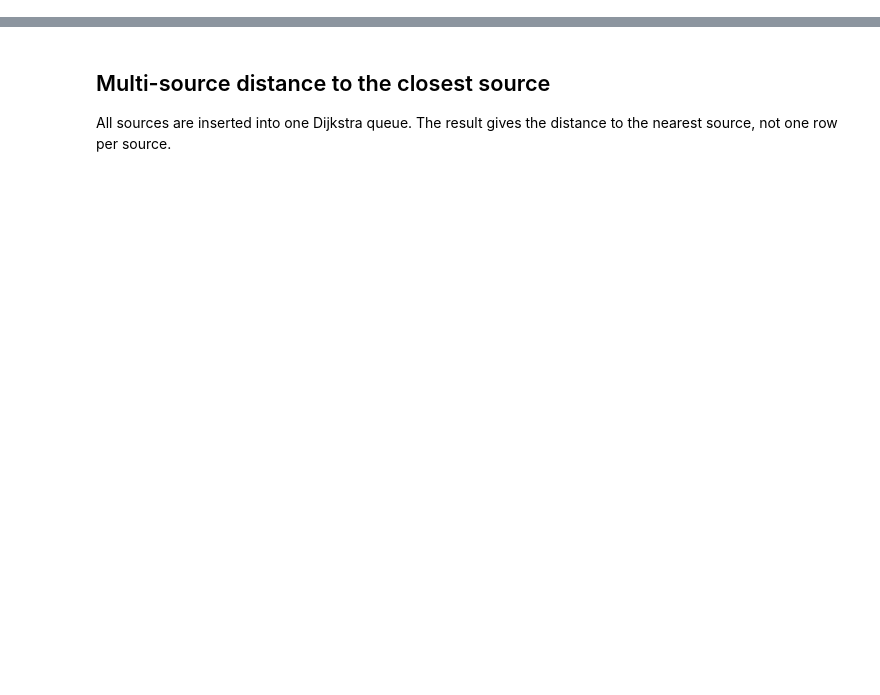
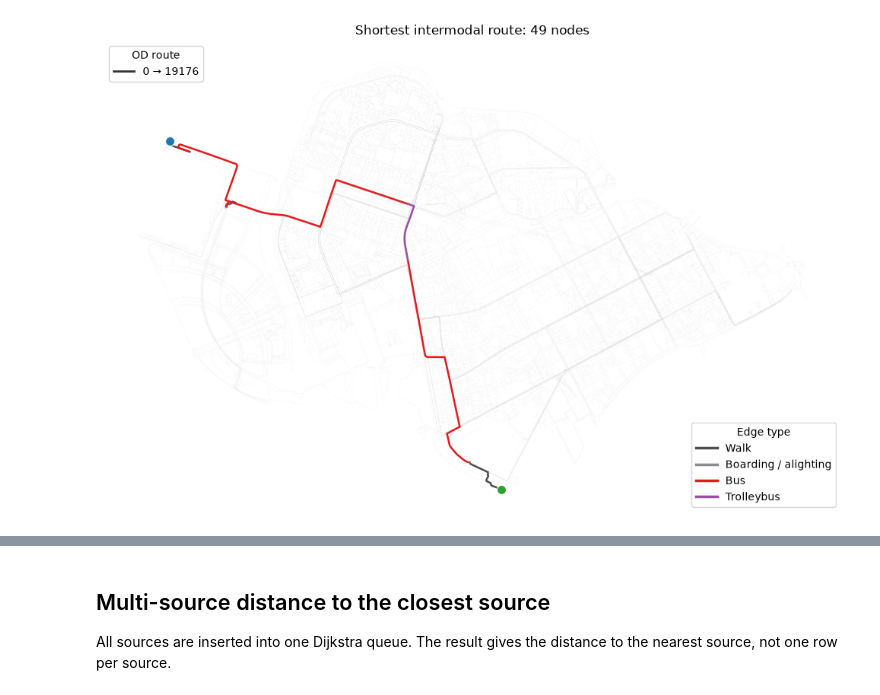
Before and after one commit to DDonnyy/IduEdu, a Jupyter notebook: docs/examples/shortest_paths.ipynb, the cells around one changed output, grey strips where cells are left out. Cells and saved outputs as stored; diff of their text form; code cells hidden in the pictures; blank space fills up the shorter version.

```diff
--- a/docs/examples/shortest_paths.ipynb
+++ b/docs/examples/shortest_paths.ipynb
@@ -22,0 +27,69 @@ print(sample_nodes)
+# %%
+import matplotlib.pyplot as plt
+from matplotlib.lines import Line2D
+
+from iduedu import path_to_edges, single_source_dijkstra_path
+
+# Choose a distant graph node so that the resulting route is clearly visible.
+source_geometry = G_intermodal.nodes_gdf.loc[source].geometry
+route_target = G_intermodal.nodes_gdf.geometry.distance(source_geometry).idxmax()
+node_path = single_source_dijkstra_path(
+    G_intermodal,
+    source,
+    route_target,
+    weight="time_min",
+)
+route_edges = path_to_edges(G_intermodal, node_path, weight="time_min")
+
+EDGE_COLORS = {
+    "walk": ("Walk", "#4d4d4d"),
+    "bus": ("Bus", "#e41a1c"),
+    "trolleybus": ("Trolleybus", "#984ea3"),
+    "tram": ("Tram", "#ff7f00"),
+    "subway": ("Subway", "#377eb8"),
+    "boarding": ("Boarding / alighting", "#8c8c8c"),
+    "alighting": ("Boarding / alighting", "#8c8c8c"),
+    "subway_station": ("Boarding / alighting", "#8c8c8c"),
+}
+ROUTE_LINESTYLES = ["-", (0, (7, 3)), (0, (1, 2)), (0, (5, 2, 1, 2))]
+
+
+def plot_route_by_edge_type(ax, edges, *, linestyle="-", linewidth=1.7, zorder=3):
+    """Plot one OD route using edge color for mode and line style for route."""
+    used_colors = {}
+    for edge_type, edge_group in edges.groupby("type", sort=False, dropna=False):
+        label, color = EDGE_COLORS.get(edge_type, ("Other", "#bdbdbd"))
+        edge_group.plot(
+            ax=ax,
+            color=color,
+            linewidth=linewidth,
+            linestyle=linestyle,
+            zorder=zorder,
+        )
+        used_colors[label] = color
+    return used_colors
+
+
+fig, ax = plt.subplots(figsize=(10, 8))
+G_intermodal.edges_gdf.plot(ax=ax, color="#dddddd", linewidth=0.2, alpha=0.4, zorder=1)
+used_colors = plot_route_by_edge_type(ax, route_edges, linewidth=1.8)
+G_intermodal.nodes_gdf.loc[[source]].plot(
+    ax=ax, color="#2ca02c", edgecolor="white", linewidth=0.8, markersize=75, zorder=5
+)
+G_intermodal.nodes_gdf.loc[[route_target]].plot(
+    ax=ax, color="#1f77b4", edgecolor="white", linewidth=0.8, markersize=75, zorder=5
+)
+
+route_handle = Line2D([0], [0], color="#333333", linewidth=2, linestyle="-", label=f"{source} → {route_target}")
+mode_handles = [
+    Line2D([0], [0], color=color, linewidth=2.5, linestyle="-", label=label)
+    for label, color in used_colors.items()
+]
+route_legend = ax.legend(handles=[route_handle], title="OD route", loc="upper left")
+ax.add_artist(route_legend)
+ax.legend(handles=mode_handles, title="Edge type", loc="lower right")
+ax.set_title(f"Shortest intermodal route: {len(node_path)} nodes")
+ax.set_axis_off()
+fig.tight_layout()
+# %% [output]
+[figure, added]
```
Also changed, not shown: parts of 14 cells of this notebook, 12 other files.
